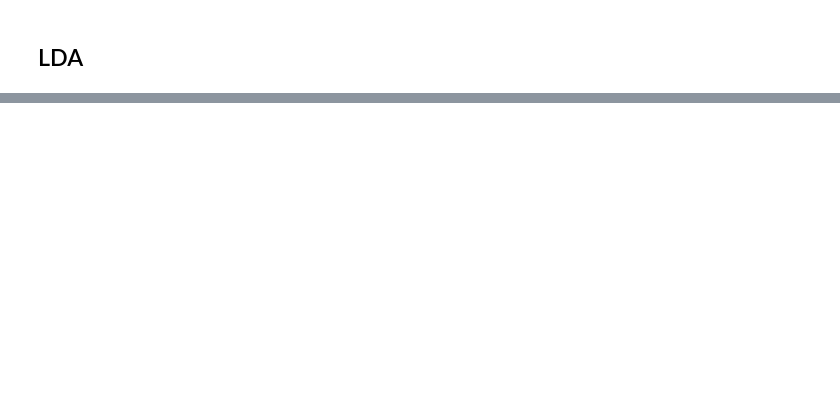
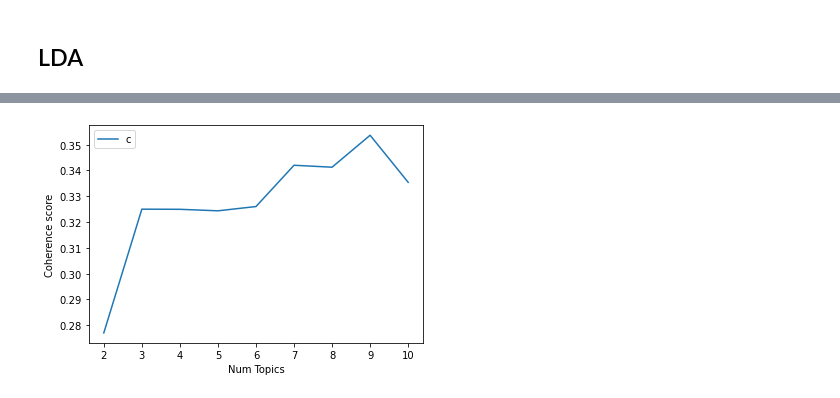
Before and after one commit to sabyeo/bt4221, a Jupyter notebook: topic_modelling.ipynb, the cells around one changed output, grey strips where cells are left out. Cells and saved outputs as stored; diff of their text form; code cells hidden in the pictures; blank space fills up the shorter version.

Commit message:
restaurant data LDA

```diff
--- a/topic_modelling.ipynb
+++ b/topic_modelling.ipynb
@@ -17,13 +17,13 @@ data = pd.read_csv('scrape/restaurant-data/cleaned_restaurant_reviews.csv', inde
 # %%
 data = data.reset_index(drop=True)
 # %%
-# restaurant_review_df = data[['url', 'cleaned_text']]
-# restaurant_review_df = restaurant_review_df.groupby(['url'], as_index = False).agg({'cleaned_text': ' '.join})
+restaurant_review_df = data[['url', 'cleaned_text']]
+restaurant_review_df = restaurant_review_df.groupby(['url'], as_index = False).agg({'cleaned_text': ' '.join})
 # %% [markdown]
 ## LDA
 # %%
 # create dictionary
-docs = data['cleaned_text'] ###
+docs = restaurant_review_df['cleaned_text'] ###
 processed_docs = [d.split() for d in docs]
 dictionary = gensim.corpora.Dictionary(processed_docs)
 # %%
@@ -141,9 +162,11 @@ for k in topics_range:
 # %%
-Show graph
+#Show graph
 plt.plot(topics_range, coherence_values)
 plt.xlabel("Num Topics")
 plt.ylabel("Coherence score")
 plt.legend(("coherence_values"), loc='best')
 plt.show()
+# %% [output]
+[figure, added]
 # %%
 # optimal parameters
```
Also changed, not shown: parts of 5 cells of this notebook, 2 other files.
